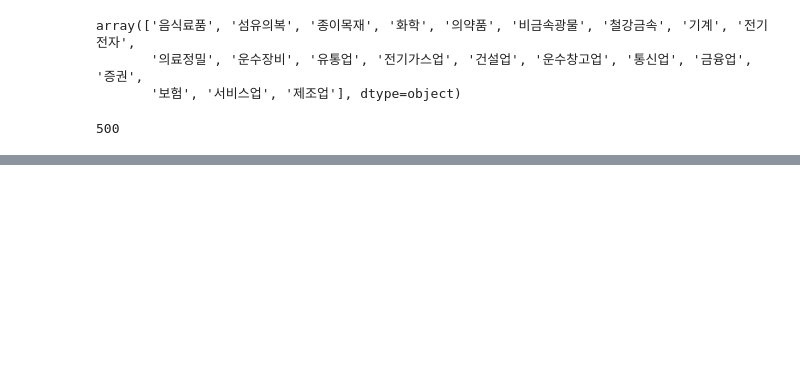
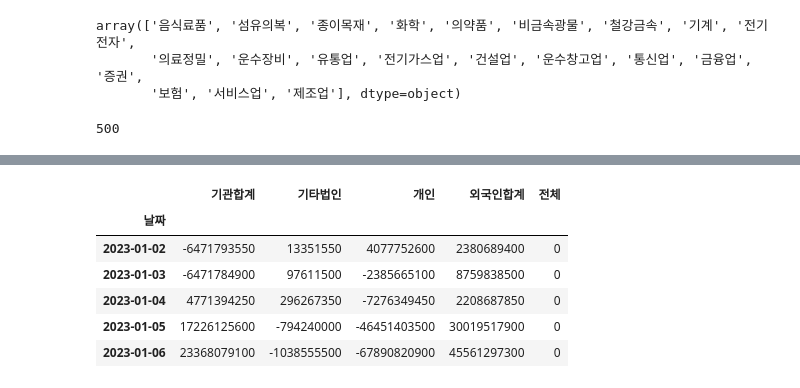
Before and after one commit to PARKHYOUNJUNG/phj_lms23, a Jupyter notebook: CODE/PHJ_12days.ipynb, the cells around one changed output, grey strips where cells are left out. Cells and saved outputs as stored; diff of their text form; code cells hidden in the pictures; blank space fills up the shorter version.

```diff
--- a/CODE/PHJ_12days.ipynb
+++ b/CODE/PHJ_12days.ipynb
@@ -188,0 +166,12 @@ NameError: ignored
+# %%
+ticker='105560'
+df = stock.get_market_trading_value_by_date(start_date, end_date, ticker)
+df.head()
+# %% [output]
+|  | 기관합계 | 기타법인 | 개인 | 외국인합계 | 전체 |
+| 날짜 |  |  |  |  |  |
+| 2023-01-02 | -6471793550 | 13351550 | 4077752600 | 2380689400 | 0 |
+| 2023-01-03 | -6471784900 | 97611500 | -2385665100 | 8759838500 | 0 |
+| 2023-01-04 | 4771394250 | 296267350 | -7276349450 | 2208687850 | 0 |
+| 2023-01-05 | 17226125600 | -794240000 | -46451403500 | 30019517900 | 0 |
+| 2023-01-06 | 23368079100 | -1038555500 | -67890820900 | 45561297300 | 0 |
```
Also changed, not shown: parts of 9 cells of this notebook.
